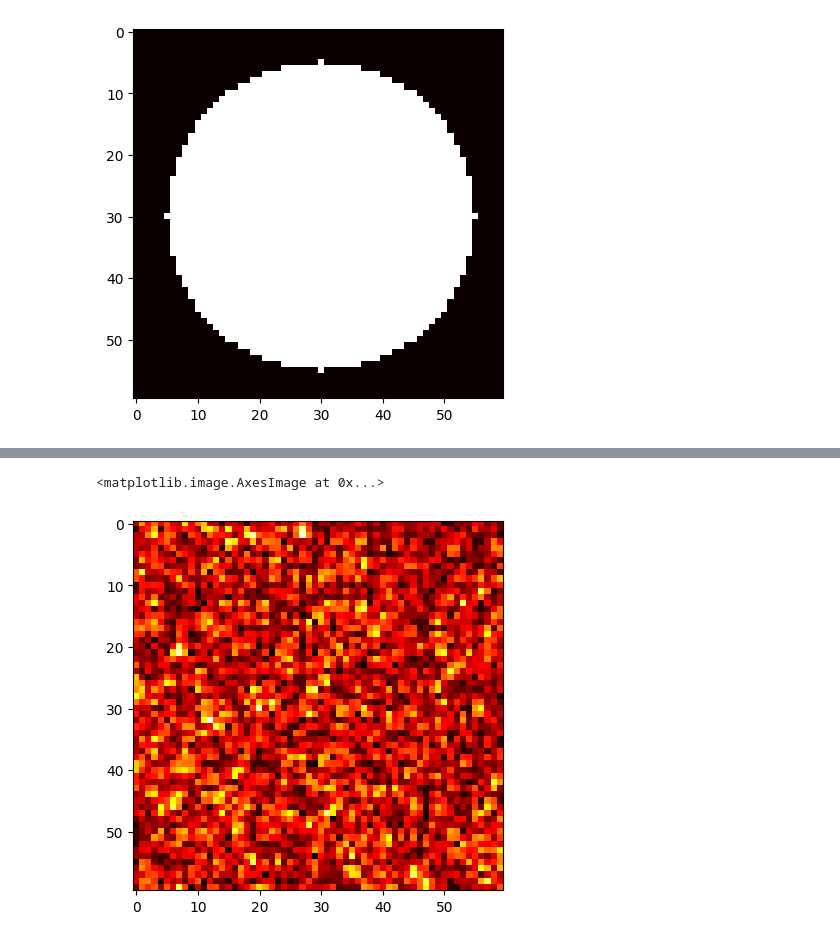
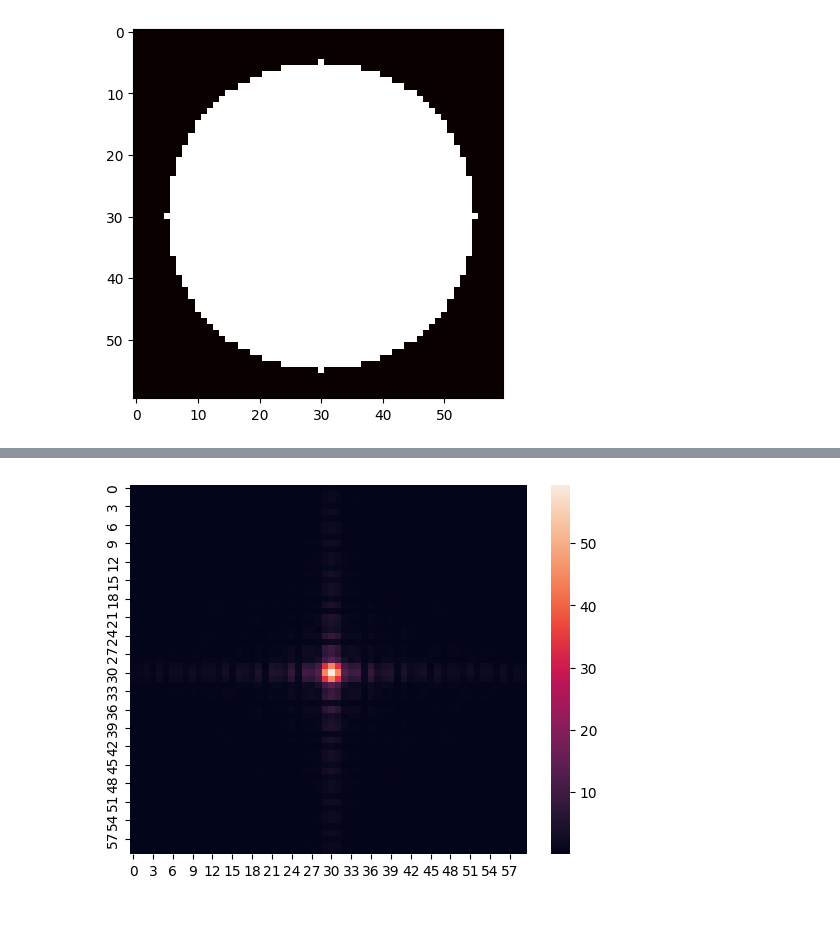
Before and after one commit to pramcodes/DDNN, a Jupyter notebook: encoding.ipynb, the cells around one changed output, grey strips where cells are left out. Saved outputs shown, nothing was run; the diff lists cells and outputs as text; code cells hidden in the pictures.

```diff
--- a/encoding.ipynb
+++ b/encoding.ipynb
@@ -18,11 +18,14 @@ def process_grayscale_image(image_path, target_size=(60, 60)):
     return image_matrix, image_vector
 
 # Example usage
-image_path = 'cat1.jpeg'  # Replace with your black-and-white image path
+image_path = 'cat.png'  # Replace with your black-and-white image path
 matrix, vector = process_grayscale_image(image_path)
 
 print(f"Grayscale Image Matrix Shape: {matrix.shape}")  # e.g., (960, 960)
 print(f"Grayscale Image Vector Length: {len(vector)}")  # e.g., 960*960
+
+image_path = 'dog.jpg'  # Replace with your black-and-white image path
+matrix_d, vector_d = process_grayscale_image(image_path)
 # %% [output]
 Grayscale Image Matrix Shape: (60, 60)
 Grayscale Image Vector Length: 3600
@@ -39,6 +45,7 @@ plt.show()
 # %%
 vector
-norm_vec = (vector/np.linalg.norm(vector) )*255
+norm_vec = (vector/np.linalg.norm(vector) )
+dog_vec = (vector_d/np.linalg.norm(vector_d) )
 #plot vector of the cat
 plt.plot(norm_vec)
 plt.show()
@@ -53,5 +57,4 @@ array([6.40925948+0.j, 6.44246808+0.j, 6.47567668+0.j, ...,
 # %%
-import numpy as np
 def gen_base(H, V, dx, dy, wavelength, f):
 
     """
@@ -141,6 +144,6 @@ def gen_base(H, V, dx, dy, wavelength, f):
 
     return base
 
-Mesh = gen_base(60, 60, 8e-6, 8e-6, 633e-9,10e-3)
+Mesh = gen_base(60, 60, 8e-6, 8e-6, 633e-9,15e-3)
 Mesh['FX']*Mesh['X']
 # %% [output]
@@ -192,20 +197,27 @@ plt.imshow(np.abs(res), cmap='hot', interpolation='nearest')
 # %%
-res_i = res.flatten()
+vec = norm_vec
 
 # Diagonal phase matrix with random angles
 D = lambda theta : np.diag(np.exp(1j*theta*2*np.pi))
 
 #initialization of the diagonal matrix
-Diagonal_i = D(np.random.rand(3600))
-res_i = Diagonal_i@res_i
-layers = 3
-for i in range(layers):
+# Diagonal_i = D(np.random.rand(3600))
+# res_i = Diagonal_i@res_i
+
+def Optical_layers(phases , vec):
+    # 2 layered network
     #fourier transform and Diagonal Phase matrix
-    res_f = D(np.random.rand(3600))@(F@res_i)
-    res_i = res_f
+    return D(phases[3600:7200])@(F@(D(phases[0:3600])@(F@vec)))
 
-res_f = res_f.reshape(60,60)
-plt.imshow(np.abs(res_f), cmap='hot', interpolation='nearest')
+    #1 layer Network
+    # return D(phases[0:3600])@(F@vec)
+
+#random initialization of the phases
+phases = np.random.rand(3600)
+
+#1 layer network output
+res_f_1 = Optical_layers(phases,vec).reshape(60,60)
+sns.heatmap(np.abs(res_f_1))
+plt.show()
 # %% [output]
-<matplotlib.image.AxesImage at 0x...>
-[figure, old version]
+[figure, new version]
```
Also changed, not shown: parts of 9 cells of this notebook, 1 other file.
